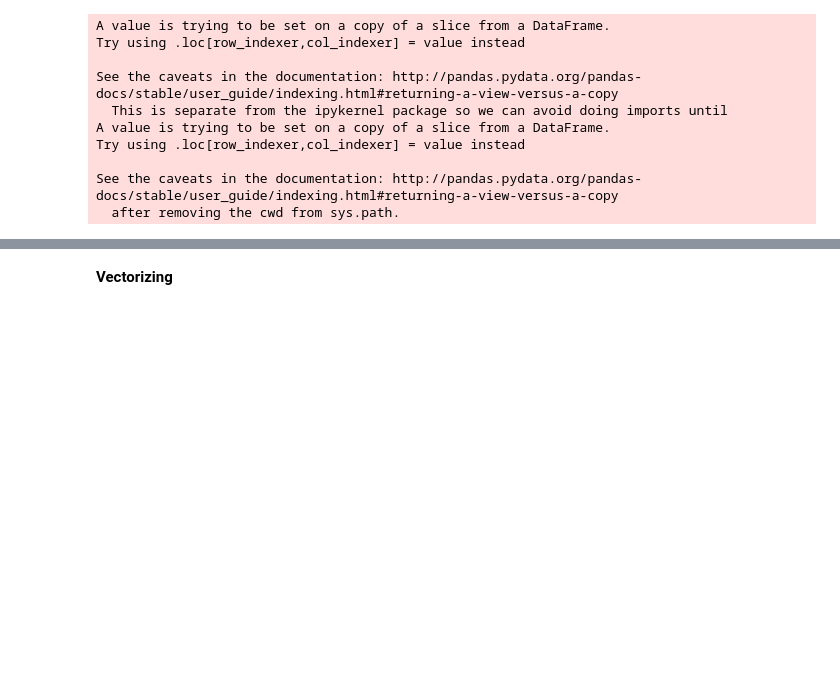
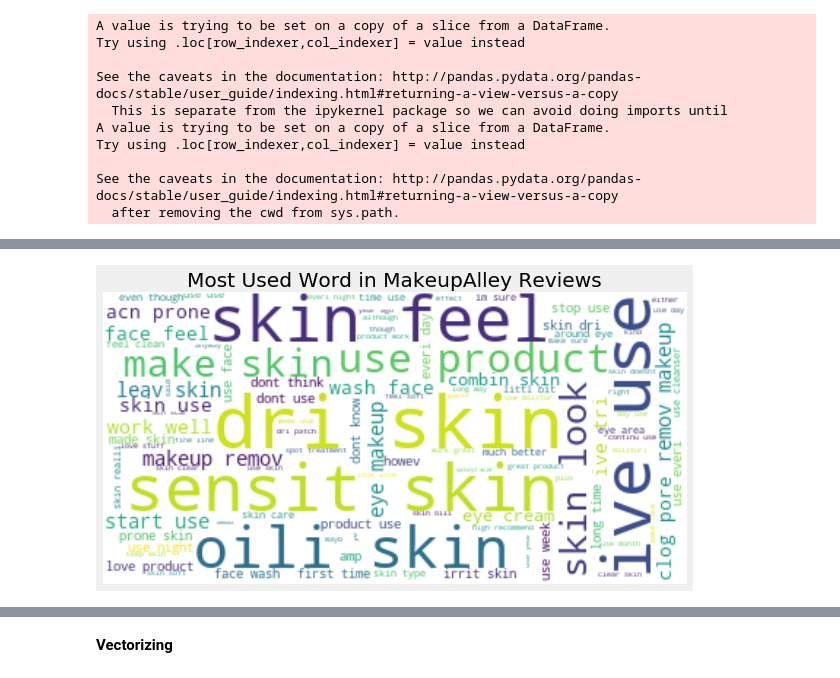
Before and after one commit to suchayarj/WhatsOnYourFace...BeHonest, a Jupyter notebook: Model New.ipynb, the cells around one changed output, grey strips where cells are left out. Cells and saved outputs as stored; diff of their text form; code cells hidden in the pictures; blank space fills up the shorter version.

```diff
--- a/Model New.ipynb
+++ b/Model New.ipynb
@@ -261,4 +266,4 @@ See the caveats in the documentation: http://pandas.pydata.org/pandas-docs/stabl
 # %%
 #Detokenized
-s2['Review'] = s2['Review'].apply(lambda x: ' '.join([y for y in x ]))
-ma2['Review'] = s2['Review'].apply(lambda x: ' '.join([y for y in x ]))
+s2['Detokenized'] = s2['Review'].apply(lambda x:' '.join([y for y in x ]))
+ma2['Detoknized'] = ma2['Review'].apply(lambda x:' '.join([y for y in x ]))
@@ -264,0 +281,11 @@ ma2['Review'] = s2['Review'].apply(lambda x: ' '.join([y for y in x ]))
+# %%
+#review text cleaned
+text = " ".join(review for review in ma2.Detoknized)
+wordcloud = WordCloud(max_font_size=50, max_words=100, background_color="white").generate(text)
+plt.figure(figsize=(10,5))
+plt.imshow(wordcloud, interpolation="bilinear")
+plt.title('Most Used Word in MakeupAlley Reviews')
+plt.axis("off")
+plt.show()
+# %% [output]
+[figure, added]
```
Also changed, not shown: parts of 3 cells of this notebook.
